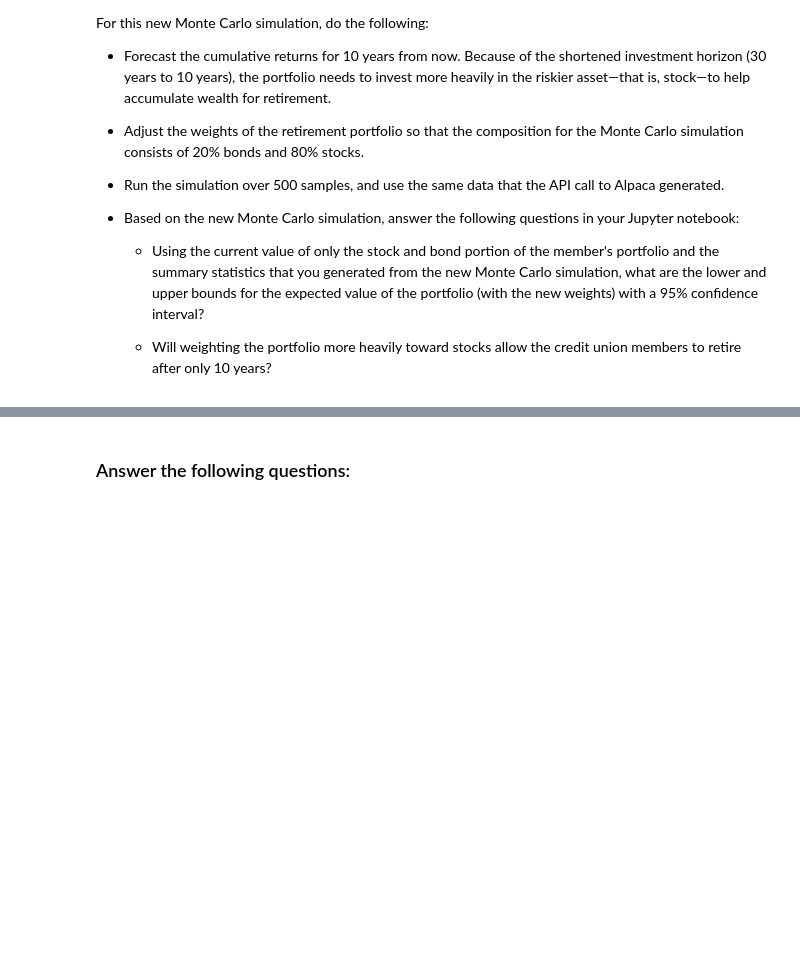
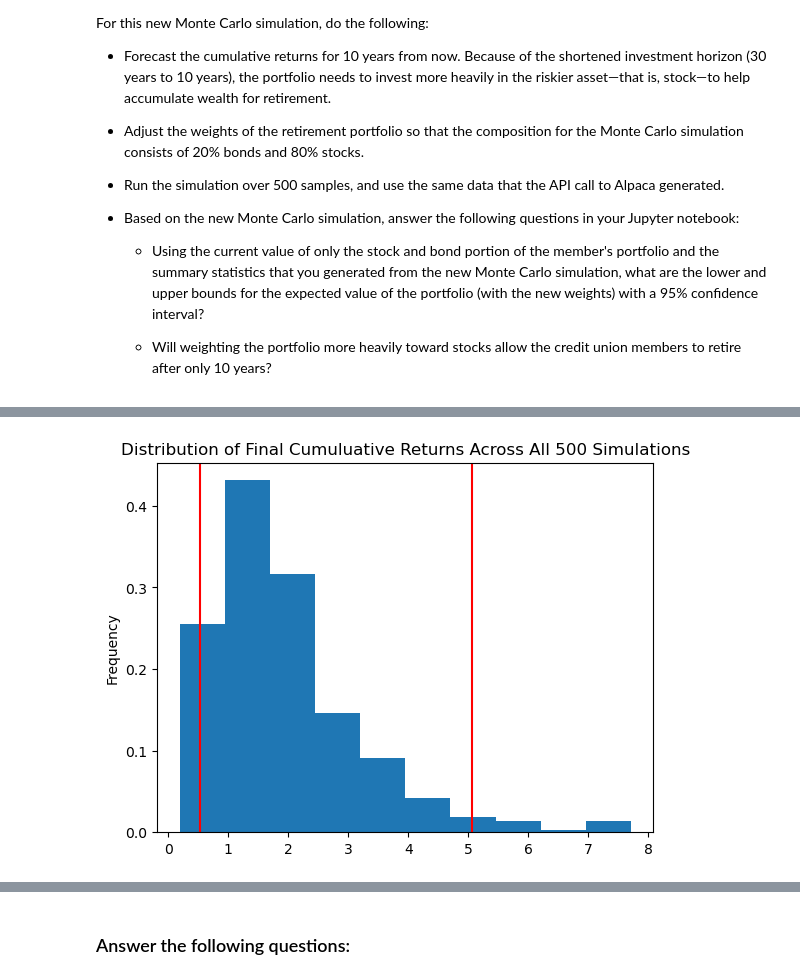
Before and after one commit to trentransom/Challenge_05, a Jupyter notebook: financial_planning_tools.ipynb, the cells around one changed output, grey strips where cells are left out. Drawn from its saved outputs; the diff is of its cells as text; code cells hidden in the pictures; blank space fills up the shorter version.

```diff
--- a/financial_planning_tools.ipynb
+++ b/financial_planning_tools.ipynb
@@ -618,7 +684,10 @@ For this new Monte Carlo simulation, do the following:
 # %%
 # Visualize the probability distribution of the 10-year Monte Carlo simulation
 # by plotting a histogram
-# YOUR CODE HERE
+MC_10years_histogram = MC_10years.plot_distribution()
+MC_10years_histogram.get_figure().savefig('MC_10years_histogram.png')
+# %% [output]
+[figure, added]
 # %%
 # Generate summary statistics from the 10-year Monte Carlo simulation results
 # Save the results as a variable
```
Also changed, not shown: parts of 9 cells of this notebook, 4 other files.
